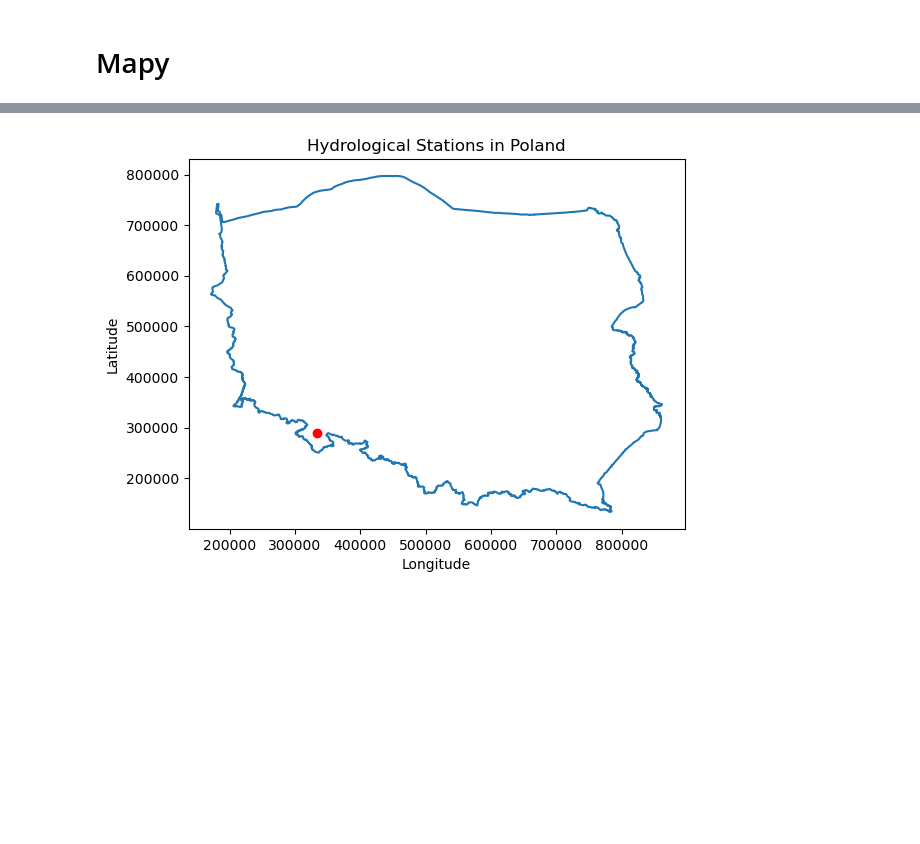
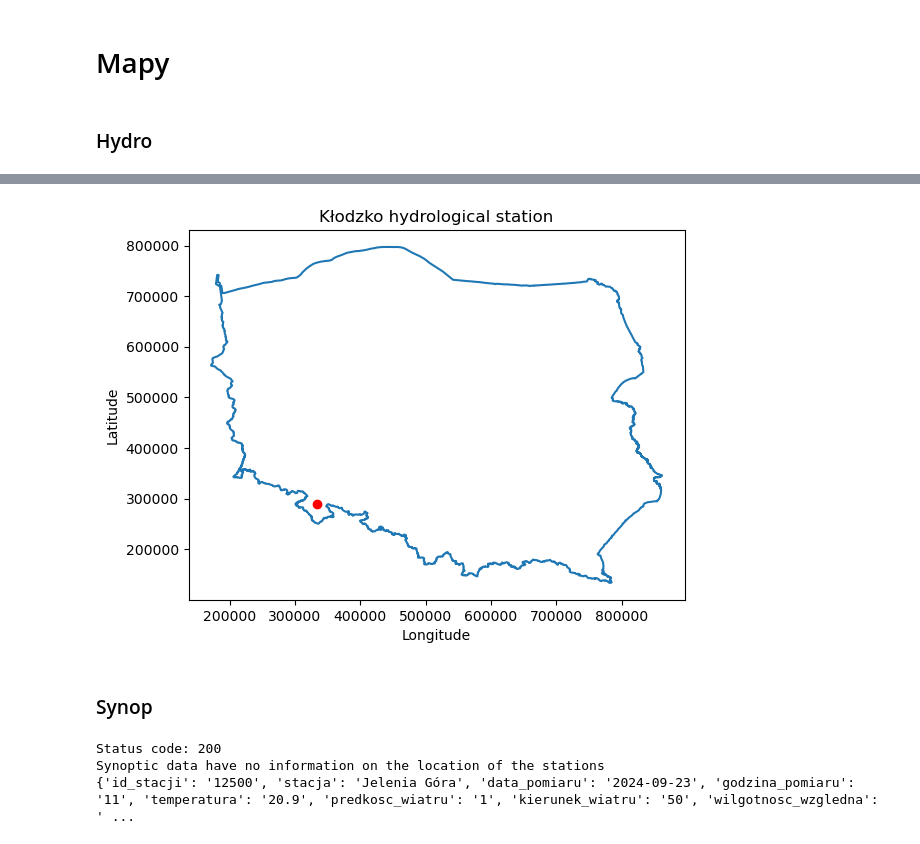
Before and after one commit to Daldek/IMGWTools, a Jupyter notebook: Notebooks/Spatial.ipynb, the cells around one changed output, grey strips where cells are left out. Cells and saved outputs as stored; diff of their text form; code cells hidden in the pictures; blank space fills up the shorter version.

```diff
--- a/Notebooks/Spatial.ipynb
+++ b/Notebooks/Spatial.ipynb
@@ -6,9 +6,11 @@ sys.path.append(str(Path.cwd().parent))
 from spatial import *
 # %% [markdown]
 <h1>Mapy</h1>
+# %% [markdown]
+<h3>Hydro</h3>
 # %%
-station_map = StationMap(station_id=150160180, shapefile_path=r"../data/shp/polska.shp")
-print(station_map.hydro_data)
-station_map.plot_map()
+hydro_station_map = StationMap(station_id=150160180, data_type='hydro', shapefile_path=r"../data/shp/polska.shp")
+print(hydro_station_map.measurement_data)
+hydro_station_map.plot_map()
 # %% [output]
 Status code: 200
@@ -16 +18,10 @@ Status code: 200
-[figure, old version]
+[figure, new version]
+# %% [markdown]
+<h3>Synop</h3>
+# %%
+synop_station_map = StationMap(station_id=12500, data_type='synop', shapefile_path=r"../data/shp/polska.shp")
+print(synop_station_map.measurement_data)
+# %% [output]
+Status code: 200
+Synoptic data have no information on the location of the stations
+{'id_stacji': '12500', 'stacja': 'Jelenia Góra', 'data_pomiaru': '2024-09-23', 'godzina_pomiaru': '11', 'temperatura': '20.9', 'predkosc_wiatru': '1', 'kierunek_wiatru': '50', 'wilgotnosc_wzgledna': ' ...
```
Also changed, not shown: parts of 3 cells of this notebook, 1 other file.
